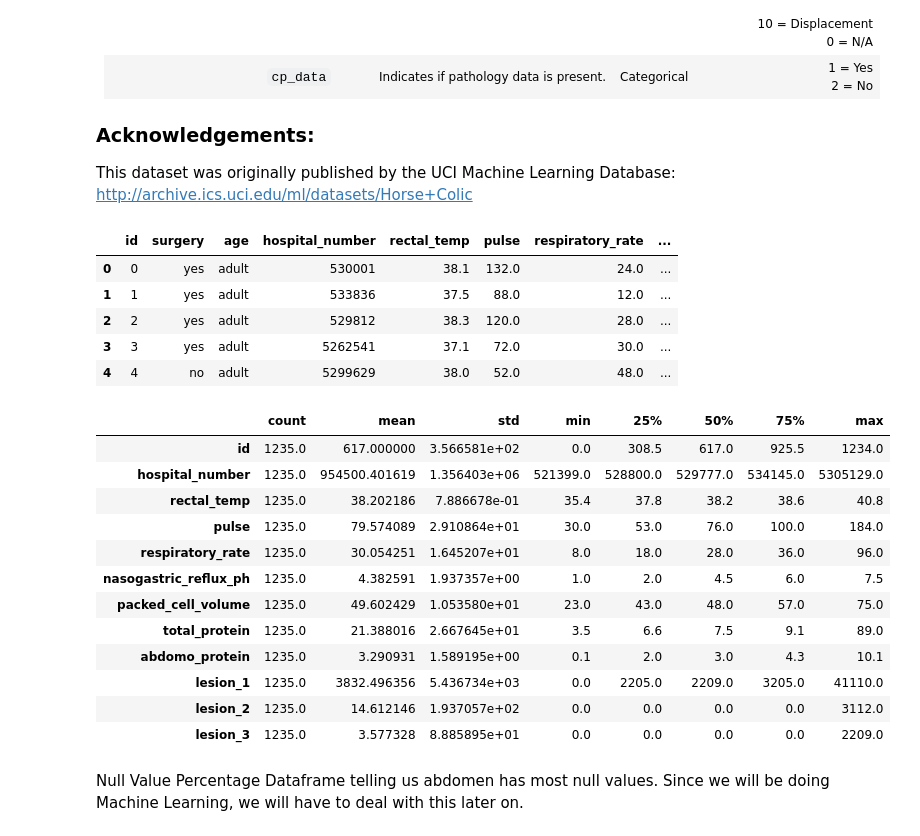
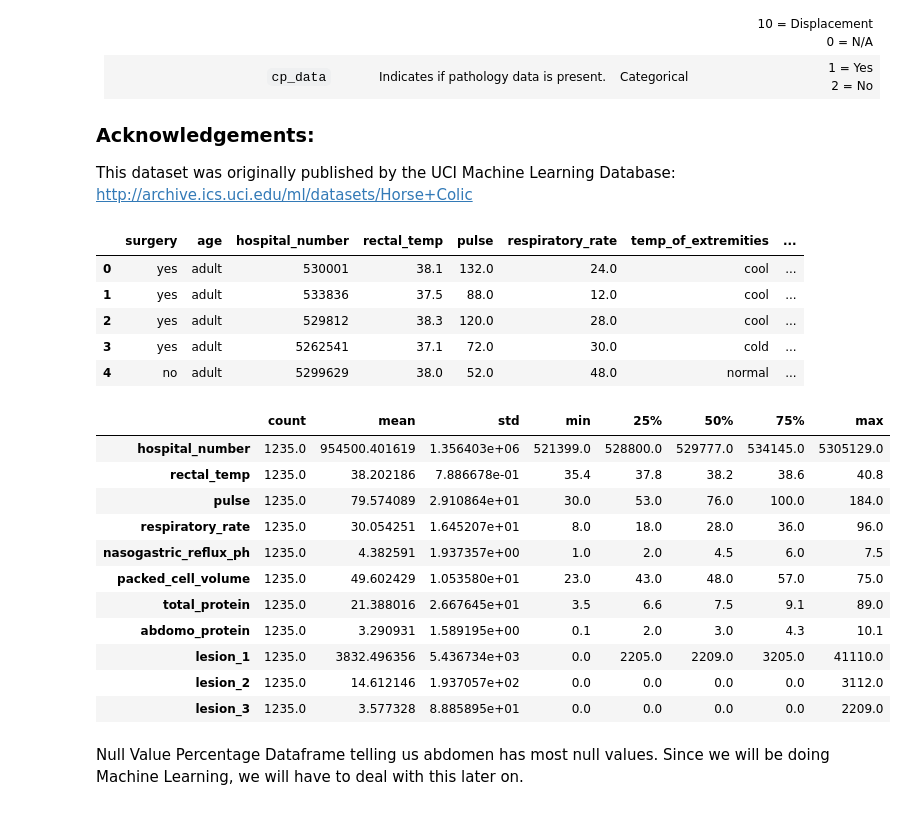
Before and after one commit to dakshbhatnagar/projects, a Jupyter notebook: horse_survival/analysis.ipynb, the cells around one changed output. Cells and saved outputs as stored; diff of their text form; code cells hidden in the pictures.

```diff
--- a/horse_survival/analysis.ipynb
+++ b/horse_survival/analysis.ipynb
@@ -76,21 +76,22 @@ from sklearn.tree import DecisionTreeClassifier
 #Model Performance Evaluators
 from sklearn.metrics import confusion_matrix, classification_report, roc_auc_score, accuracy_score
 # %%
-df =  pd.read_csv('https://raw.githubusercontent.com/dakshbhatnagar/Datasets/main/playground-series-s3e22/train.csv')
+URL = 'https://raw.githubusercontent.com/dakshbhatnagar/Datasets/refs/heads/main/horse_survival/train.csv'
+df =  pd.read_csv(URL)
+df.drop(columns=['id'], inplace=True)
 df.head()
 # %% [output]
-|  | id | surgery | age | hospital_number | rectal_temp | pulse | respiratory_rate | ... |
-| 0 | 0 | yes | adult | 530001 | 38.1 | 132.0 | 24.0 | ... |
-| 1 | 1 | yes | adult | 533836 | 37.5 | 88.0 | 12.0 | ... |
-| 2 | 2 | yes | adult | 529812 | 38.3 | 120.0 | 28.0 | ... |
-| 3 | 3 | yes | adult | 5262541 | 37.1 | 72.0 | 30.0 | ... |
-| 4 | 4 | no | adult | 5299629 | 38.0 | 52.0 | 48.0 | ... |
+|  | surgery | age | hospital_number | rectal_temp | pulse | respiratory_rate | temp_of_extremities | ... |
+| 0 | yes | adult | 530001 | 38.1 | 132.0 | 24.0 | cool | ... |
+| 1 | yes | adult | 533836 | 37.5 | 88.0 | 12.0 | cool | ... |
+| 2 | yes | adult | 529812 | 38.3 | 120.0 | 28.0 | cool | ... |
+| 3 | yes | adult | 5262541 | 37.1 | 72.0 | 30.0 | cold | ... |
+| 4 | no | adult | 5299629 | 38.0 | 52.0 | 48.0 | normal | ... |
 # %%
 #Summary Stats of the dataset
 df.describe().T
 # %% [output]
 |  | count | mean | std | min | 25% | 50% | 75% | max |
-| id | 1235.0 | 617.000000 | 3.566581e+02 | 0.0 | 308.5 | 617.0 | 925.5 | 1234.0 |
 | hospital_number | 1235.0 | 954500.401619 | 1.356403e+06 | 521399.0 | 528800.0 | 529777.0 | 534145.0 | 5305129.0 |
 | rectal_temp | 1235.0 | 38.202186 | 7.886678e-01 | 35.4 | 37.8 | 38.2 | 38.6 | 40.8 |
 | pulse | 1235.0 | 79.574089 | 2.910864e+01 | 30.0 | 53.0 | 76.0 | 100.0 | 184.0 |
```
Also changed, not shown: parts of 10 cells of this notebook.
